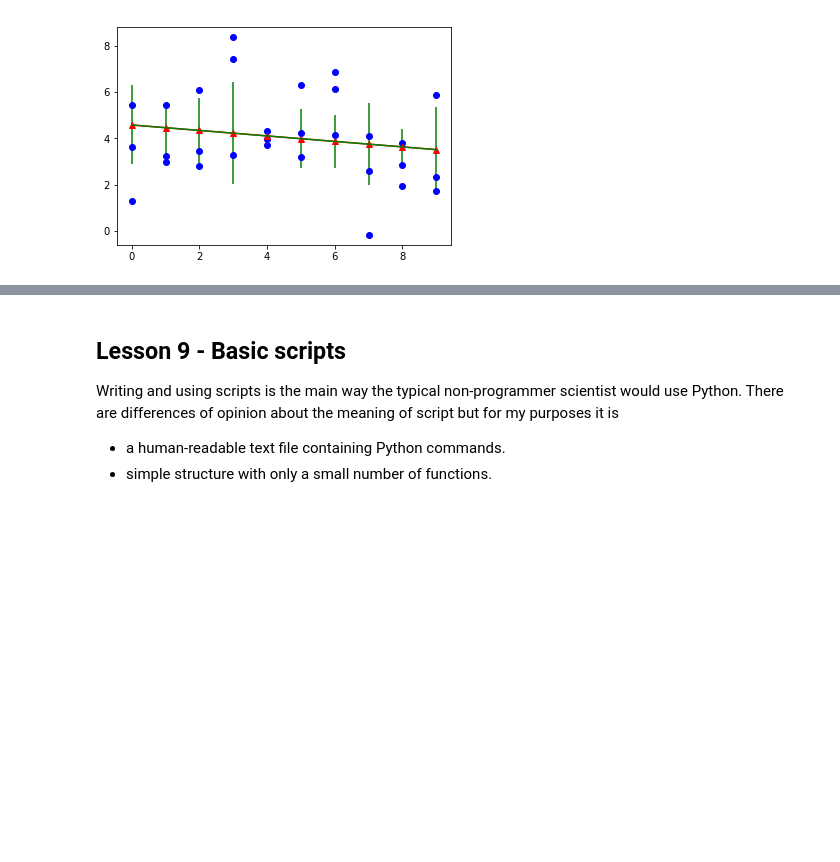
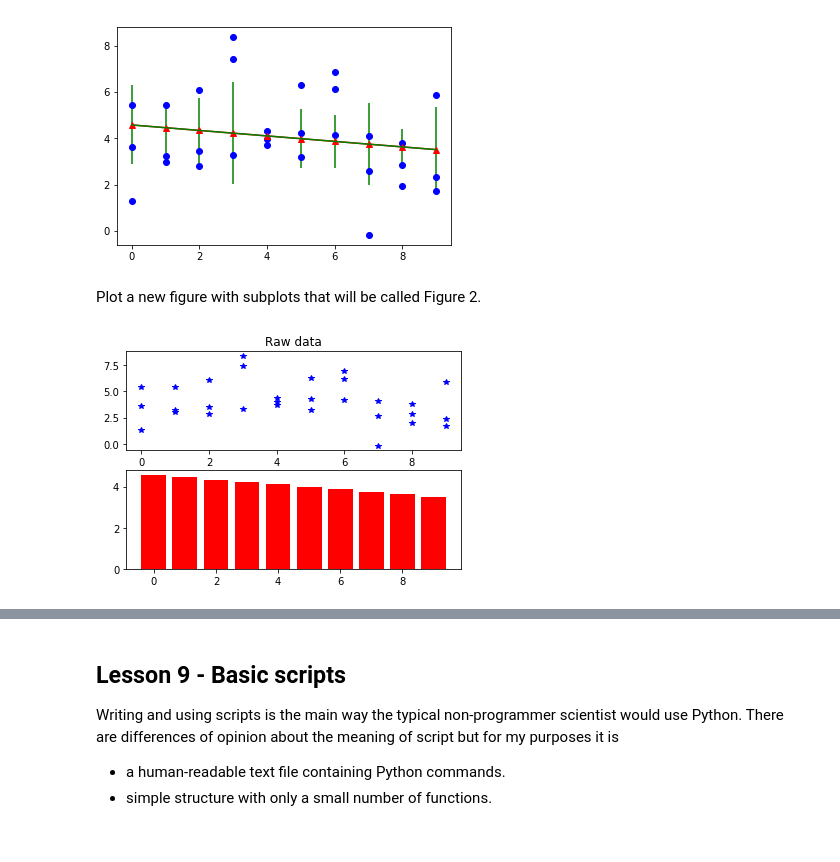
Before and after one commit to pradau/python_for_psychologists, a Jupyter notebook: Python_for_Psychologists.ipynb, the cells around one changed output, grey strips where cells are left out. Saved outputs shown, nothing was run; the diff lists cells and outputs as text; code cells hidden in the pictures; blank space fills up the shorter version.

Commit message:
Improved Lesson 8 with Figure2

```diff
--- a/Python_for_Psychologists.ipynb
+++ b/Python_for_Psychologists.ipynb
@@ -678,7 +677,7 @@ Now let's put all of this together and plot on a single graph.
 **Warning**: It's a quirk of JN that you must put all the plotting commands in a single cell in order to see them overlaid on one plot.
 # %%
 plt.plot(data, 'bo')
-x = range(data.shape[0])
+x = np.arange(data.shape[0])
 avg = np.average(data, axis=1)
 fit = np.polyfit(x, avg, 1)
 fit_fn = np.poly1d(fit)
@@ -690,3 +689,22 @@ plt.show()
 plt.close()
 # %% [output]
 [figure]
+# %% [markdown]
+Plot a new figure with subplots that will be called Figure 2.
+# %%
+#arrangement of subplots
+nrows = 2
+ncols = 1
+idx = 1
+#row 1 subplot
+plt.subplot(nrows, ncols, idx)
+plt.plot(data,'b*')
+plt.title('Raw data')
+
+#row 2 subplot
+plt.subplot(nrows, ncols, idx+1)
+plt.bar(x, fit_fn(x), color='r')
+plt.show()
+plt.close()
+# %% [output]
+[figure, added]
```
Also changed, not shown: parts of 7 cells of this notebook.
